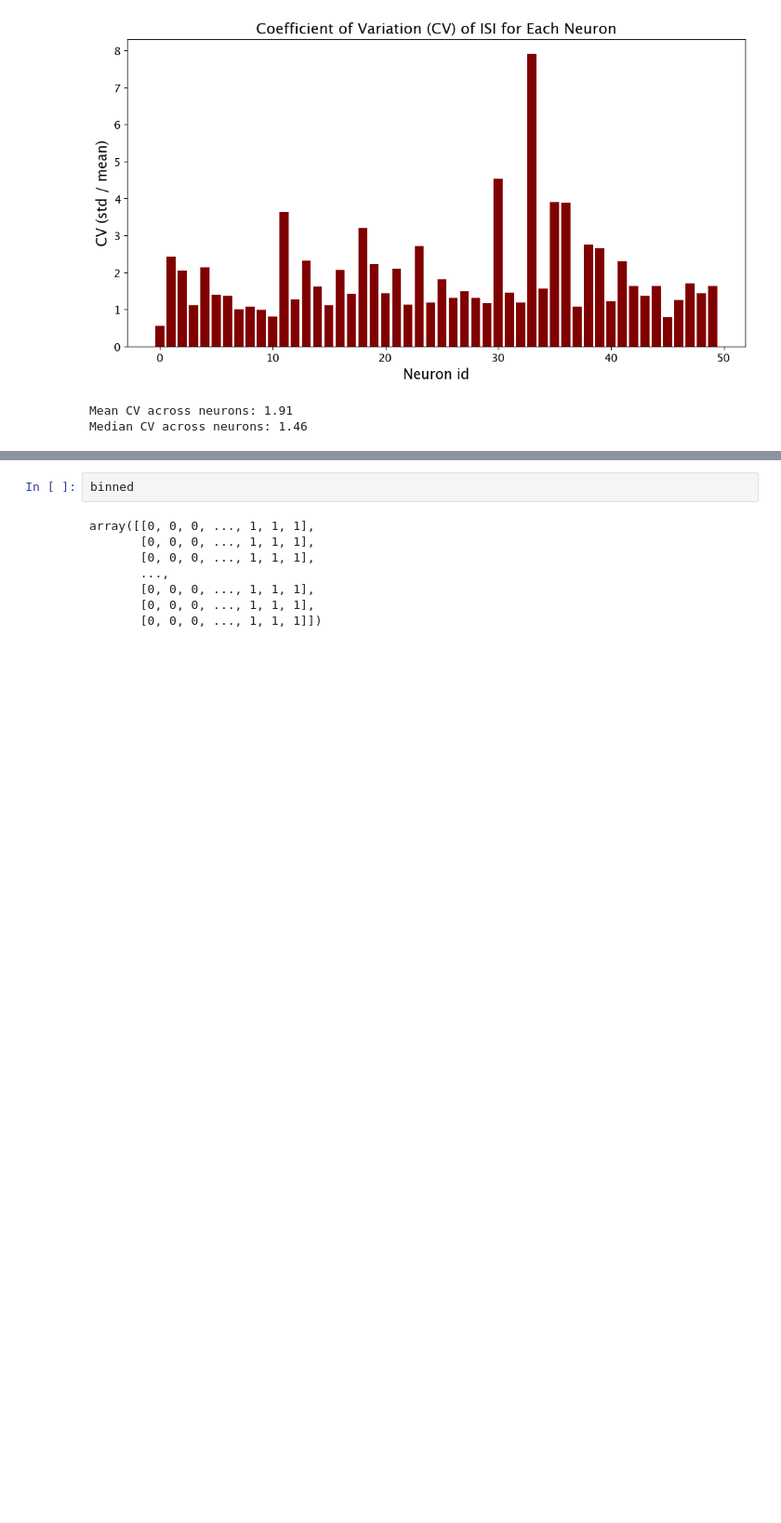
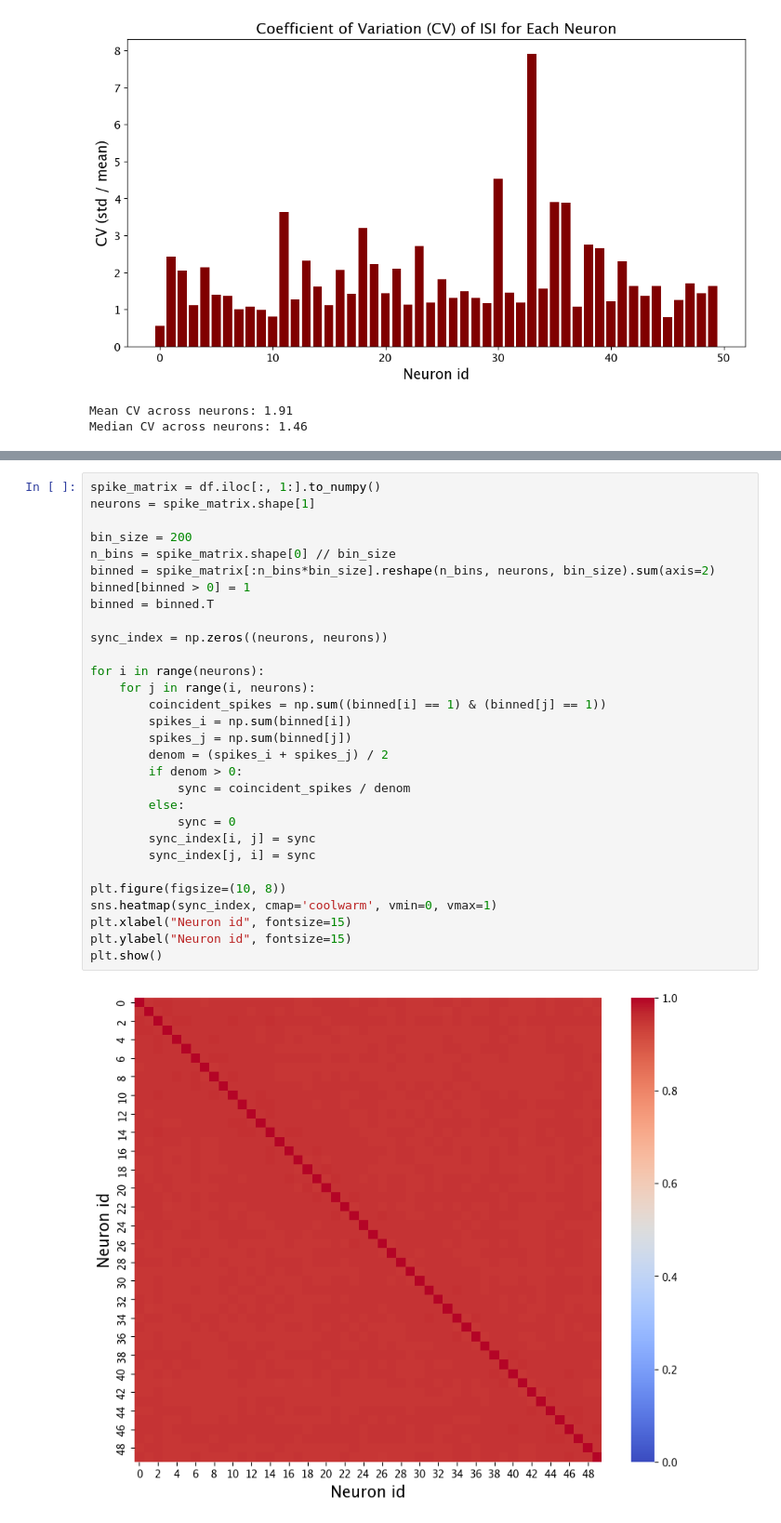
Before and after one commit to ewazukowska/MasterThesis, a Jupyter notebook: notebooks/statistics_generated.ipynb, the cells around one changed output, grey strips where cells are left out. Shown at 93% size. Drawn from its saved outputs; the diff is of its cells as text; blank space fills up the shorter version.

```diff
--- a/notebooks/statistics_generated.ipynb
+++ b/notebooks/statistics_generated.ipynb
@@ -323,10 +323,32 @@ plt.show()
 # %%
-binned
+spike_matrix = df.iloc[:, 1:].to_numpy()
+neurons = spike_matrix.shape[1]
+
+bin_size = 200
+n_bins = spike_matrix.shape[0] // bin_size
+binned = spike_matrix[:n_bins*bin_size].reshape(n_bins, neurons, bin_size).sum(axis=2)
+binned[binned > 0] = 1
+binned = binned.T
+
+sync_index = np.zeros((neurons, neurons))
+
+for i in range(neurons):
+    for j in range(i, neurons):
+        coincident_spikes = np.sum((binned[i] == 1) & (binned[j] == 1))
+        spikes_i = np.sum(binned[i])
+        spikes_j = np.sum(binned[j])
+        denom = (spikes_i + spikes_j) / 2
+        if denom > 0:
+            sync = coincident_spikes / denom
+        else:
+            sync = 0
+        sync_index[i, j] = sync
+        sync_index[j, i] = sync
+
+plt.figure(figsize=(10, 8))
+sns.heatmap(sync_index, cmap='coolwarm', vmin=0, vmax=1)
+plt.xlabel("Neuron id", fontsize=15)
+plt.ylabel("Neuron id", fontsize=15)
+plt.show()
 # %% [output]
-array([[0, 0, 0, ..., 1, 1, 1],
-       [0, 0, 0, ..., 1, 1, 1],
-       [0, 0, 0, ..., 1, 1, 1],
-       ...,
-       [0, 0, 0, ..., 1, 1, 1],
-       [0, 0, 0, ..., 1, 1, 1],
-       [0, 0, 0, ..., 1, 1, 1]])
+[figure, added]
```
Also changed, not shown: parts of 2 cells of this notebook, 5 other files.
